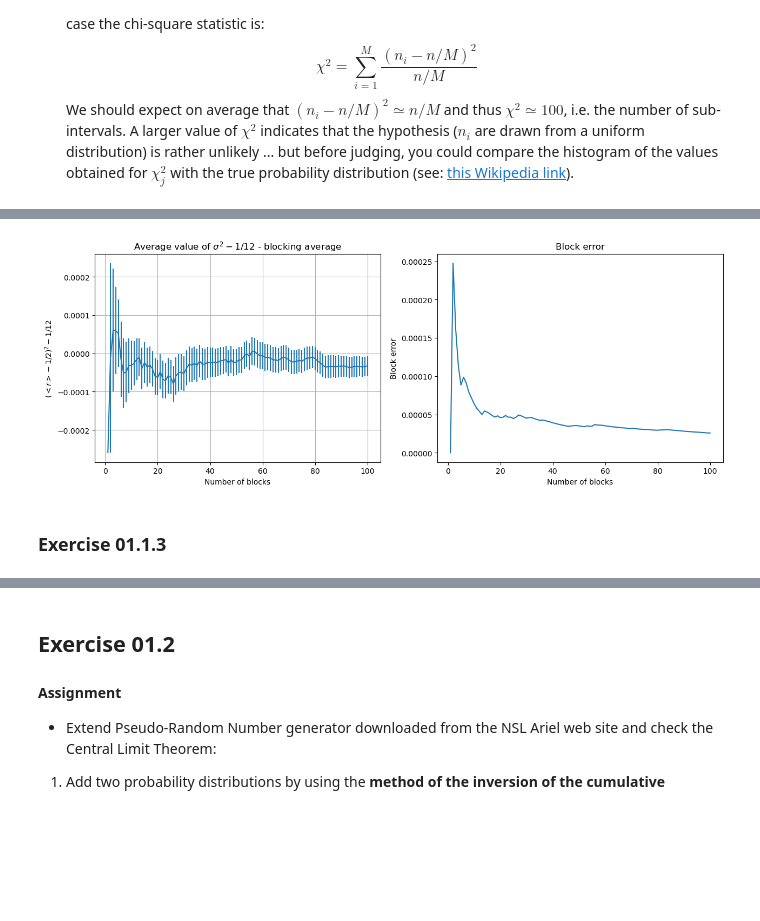
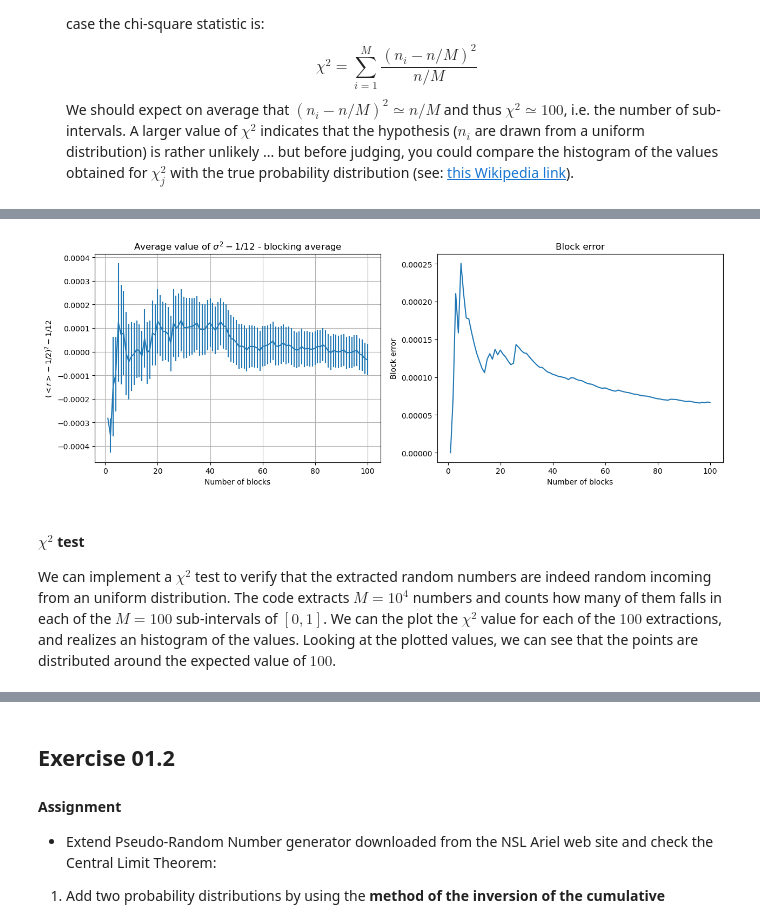
Before and after one commit to stevelonny/labsimnum, a Jupyter notebook: notebooks/exercise_01.ipynb, the cells around one changed output, grey strips where cells are left out. Saved outputs shown, nothing was run; the diff lists cells and outputs as text; code cells hidden in the pictures; blank space fills up the shorter version.

```diff
--- a/notebooks/exercise_01.ipynb
+++ b/notebooks/exercise_01.ipynb
@@ -46,25 +64,29 @@ plt.show()
 # %%
-vn_throws, vcum_avg, vblock_error = np.loadtxt("../data/ex_01.1b.dat", unpack=True, usecols=(0,1,2))
+vn_throws, vcum_avg, vblock_error = np.loadtxt("../data/ex01_1b.dat", unpack=True, usecols=(0,1,2))
 
 plt.figure(figsize=(15,5))
 
 plt.subplot(1,2,1)
 plt.errorbar(vn_throws, vcum_avg-1/12, yerr=vblock_error)
 plt.title(r"Average value of $\sigma^2 - 1/12$ - blocking average")
 plt.xlabel('Number of blocks')
 plt.ylabel(r"$(<r>-1/2)^2 - 1/12$")
 plt.grid(True)
 
 plt.subplot(1,2,2)
 plt.plot(vn_throws, vblock_error)
 plt.title("Block error")
 
 plt.xlabel('Number of blocks')
 plt.ylabel('Block error')
 
 plt.show()
 # %% [output]
-[figure, old version]
+[figure, new version]
-# %% [markdown]
-### Exercise 01.1.3
+# %% [markdown]
+#### $\chi^2$ test
+We can implement a $\chi^2$ test to verify that the extracted random numbers are indeed random incoming from an uniform distribution.
+The code extracts $M = 10^4$ numbers and counts how many of them falls in each of the $M = 100$ sub-intervals of $[0,1]$.
+We can the plot the $\chi^2$ value for each of the $100$ extractions, and realizes an histogram of the values.
+Looking at the plotted values, we can see that the points are distributed around the expected value of $100$.
 # %%
```
Also changed, not shown: parts of 8 cells of this notebook, 17 other files.
